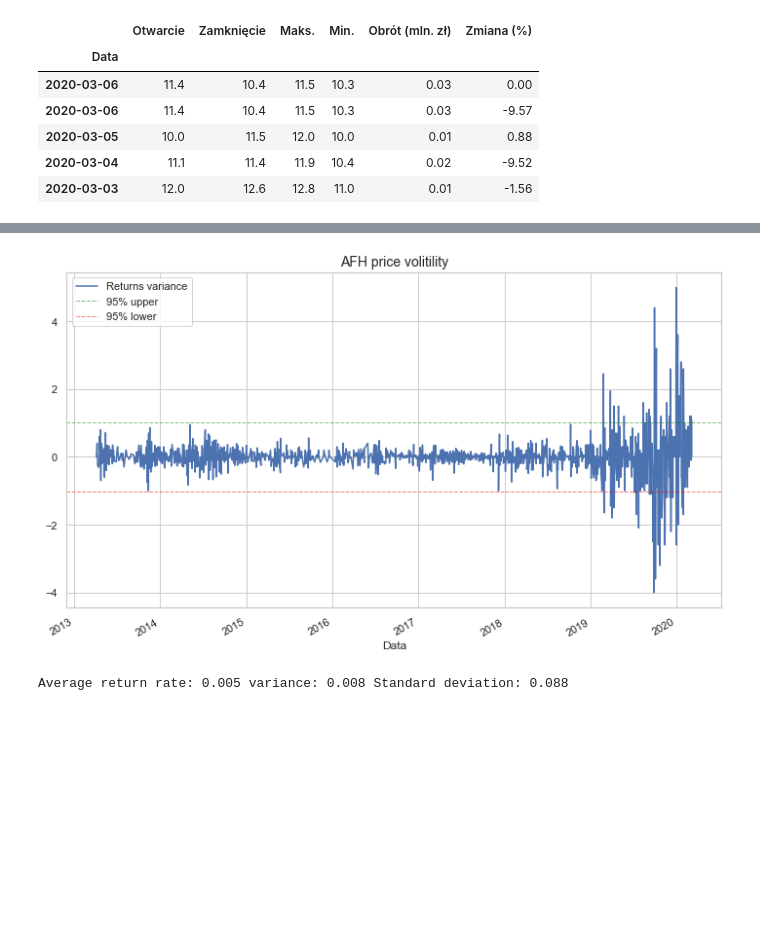
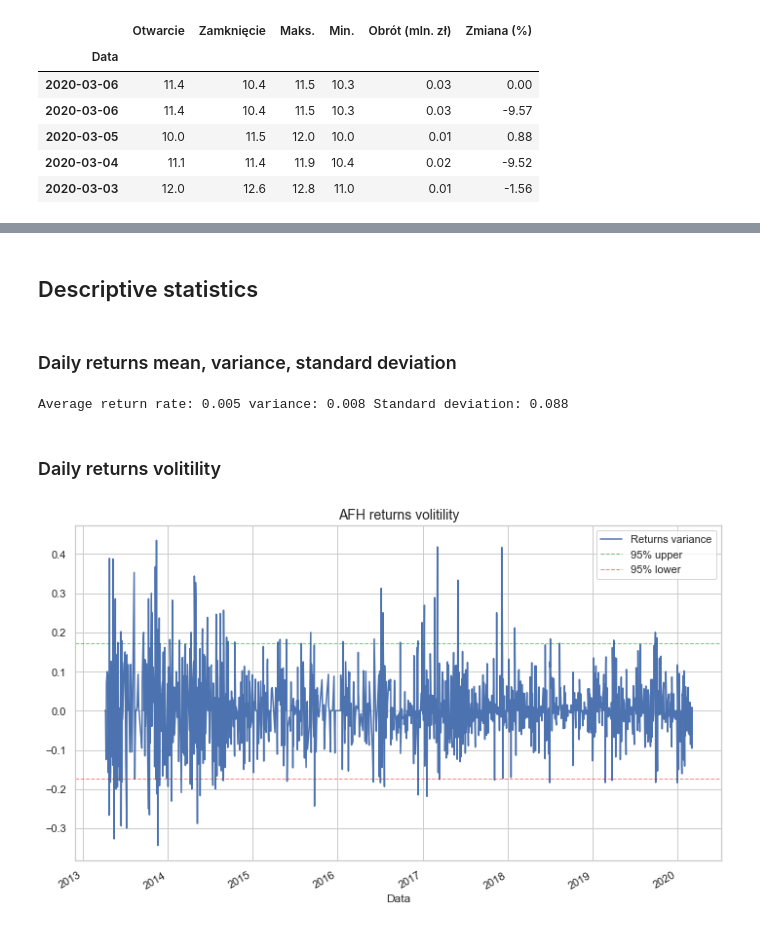
Before and after one commit to JetBlack101/Monte-Carlo-simulations, a Jupyter notebook: Monte Carlo stock price simulation.ipynb, the cells around one changed output, grey strips where cells are left out. Cells and saved outputs as stored; diff of their text form; code cells hidden in the pictures; blank space fills up the shorter version.

Commit message:
Significant changes, histograms and normality test.

```diff
--- a/Monte Carlo stock price simulation.ipynb
+++ b/Monte Carlo stock price simulation.ipynb
@@ -33,27 +39,33 @@ plt.show()
+# %% [markdown]
+## Descriptive statistics
+# %% [markdown]
+### Daily returns mean, variance, standard deviation
+# %%
+afh_returns = df["Zmiana (%)"]/100
+afh_average_returns = np.mean(afh_returns)
+afh_var = np.var(afh_returns)
+afh_std = np.std(afh_returns)
+print(f"Average return rate: {afh_average_returns.round(3)}",
+      f"variance: {afh_var.round(3)}", f"Standard deviation: {afh_std.round(3)}")
+# %% [output]
+Average return rate: 0.005 variance: 0.008 Standard deviation: 0.088
+# %% [markdown]
+### Daily returns volitility
 # %%
-# detrending by differencing to catch volatity
 fig = plt.figure(figsize=(10, 6))
 
 # plotting
-df["Zamknięcie"].diff().plot()
+afh_returns.plot()
 
-# 95% confidence interval bounaries
-plt.axhline(1.96*df["Zamknięcie"].diff().std(),
+# 95% bounaries
+plt.axhline(1.96*afh_returns.std(),
             linestyle="dashed", lw=1, color="green", alpha=0.5)
-plt.axhline(-1.96*df["Zamknięcie"].diff().std(),
+plt.axhline(-1.96*afh_returns.std(),
             linestyle="dashed", lw=1, color="red", alpha=0.5)
-plt.title("AFH price volitility", size=14)
+plt.title("AFH returns volitility", size=14)
 plt.legend(["Returns variance", "95% upper", "95% lower"])
 
 plt.tight_layout()
 plt.show()
 # %% [output]
-[figure, old version]
+[figure, new version]
-# %%
-afh_average_returns = (df["Zmiana (%)"]/100).mean()
-afh_var = (df["Zmiana (%)"]/100).var()
-afh_std = (df["Zmiana (%)"]/100).std()
-print(f"Average return rate: {afh_average_returns.round(3)}",
-      f"variance: {afh_var.round(3)}", f"Standard deviation: {afh_std.round(3)}")
-# %% [output]
-Average return rate: 0.005 variance: 0.008 Standard deviation: 0.088
```
Also changed, not shown: parts of 15 cells of this notebook.
